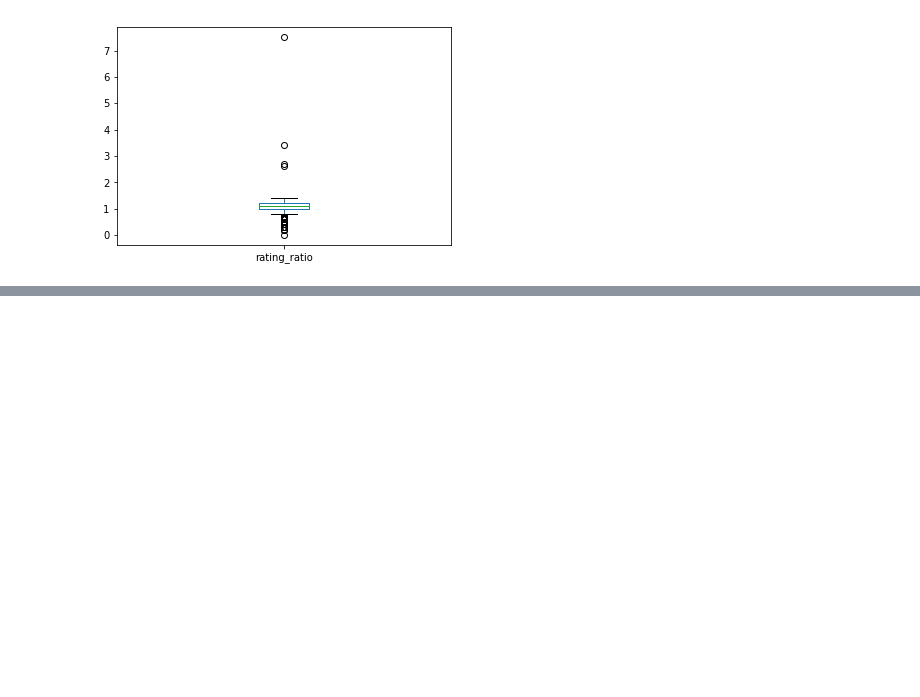
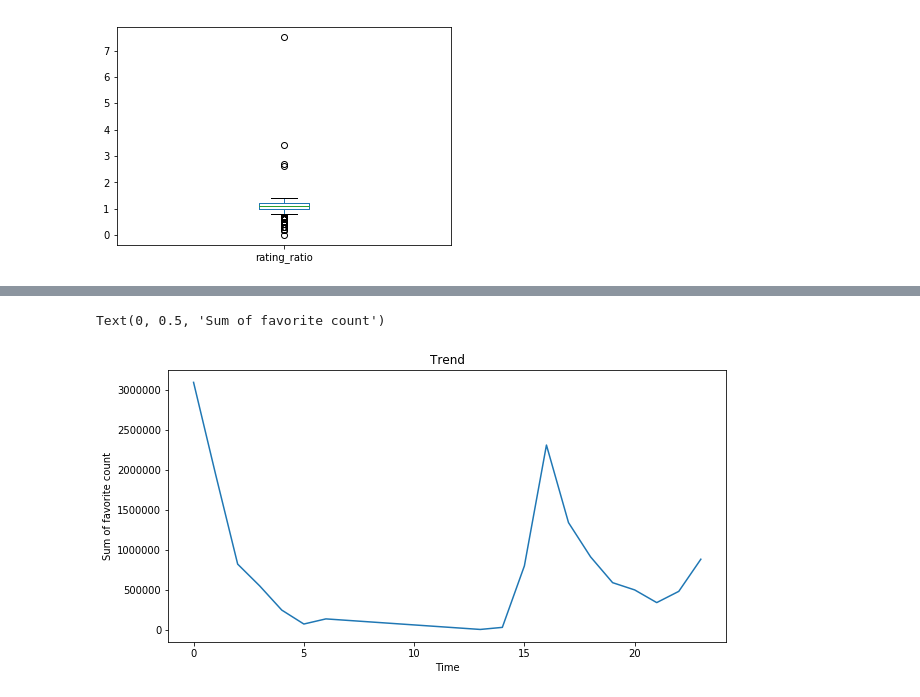
Before and after one commit to MohamedElgohary2012/udacity-wrangle-and-analyze-data, a Jupyter notebook: wrangle_act.ipynb, the cells around one changed output, grey strips where cells are left out. Drawn from its saved outputs; the diff is of its cells as text; code cells hidden in the pictures; blank space fills up the shorter version.

```diff
--- a/wrangle_act.ipynb
+++ b/wrangle_act.ipynb
@@ -758,0 +797,11 @@ plt.show()
+# %%
+# 發文時間是否影響 favorite count
+plt.subplots(figsize=(10, 5))
+
+plt.plot(clean_df.groupby(clean_df.created_at.dt.hour).favorite_count.sum())
+plt.title('Trend')
+plt.xlabel('Time')
+plt.ylabel('Sum of favorite count')
+# %% [output]
+Text(0, 0.5, 'Sum of favorite count')
+[figure, added]
```
Also changed, not shown: parts of 26 cells of this notebook, 2 other files.
